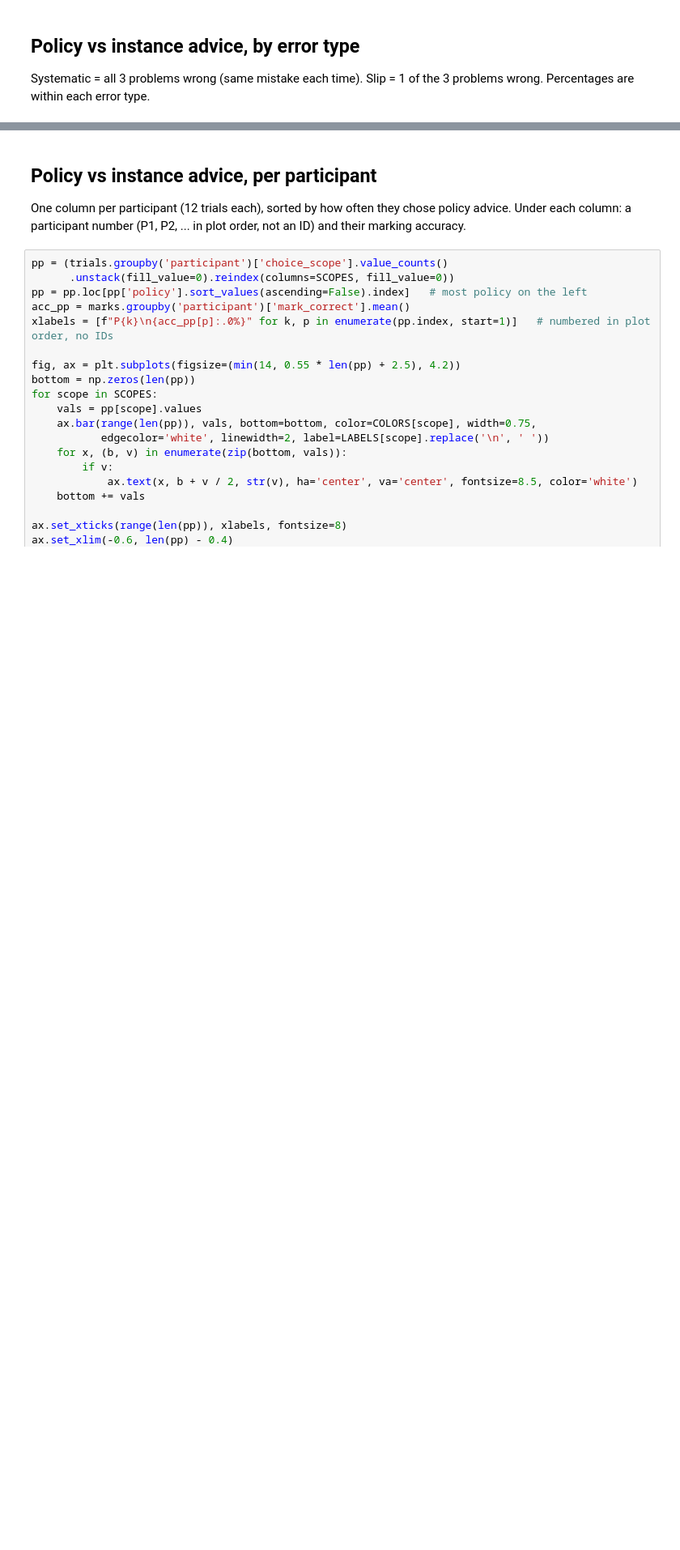
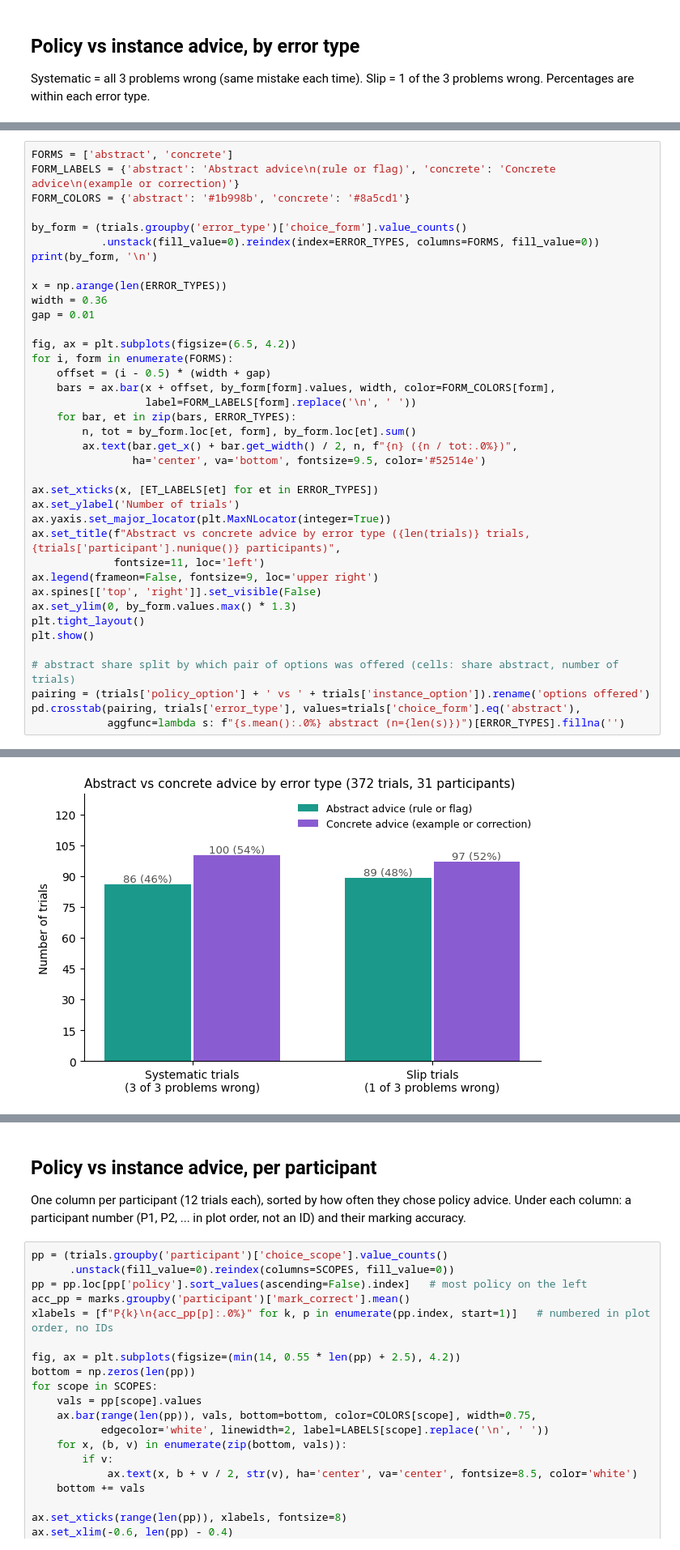
Before and after one commit to divya603/bodmas-exp3-teaching, a Jupyter notebook: analysis/notebooks/analysis_human.ipynb, the cells around one changed output, grey strips where cells are left out. Shown at 81% size. Cells and saved outputs as stored; diff of their text form; blank space fills up the shorter version.

```diff
--- a/analysis/notebooks/analysis_human.ipynb
+++ b/analysis/notebooks/analysis_human.ipynb
@@ -216,0 +223,39 @@ slip              42        54
+# %%
+FORMS = ['abstract', 'concrete']
+FORM_LABELS = {'abstract': 'Abstract advice\n(rule or flag)', 'concrete': 'Concrete advice\n(example or correction)'}
+FORM_COLORS = {'abstract': '#1b998b', 'concrete': '#8a5cd1'}
+
+by_form = (trials.groupby('error_type')['choice_form'].value_counts()
+           .unstack(fill_value=0).reindex(index=ERROR_TYPES, columns=FORMS, fill_value=0))
+print(by_form, '\n')
+
+x = np.arange(len(ERROR_TYPES))
+width = 0.36
+gap = 0.01
+
+fig, ax = plt.subplots(figsize=(6.5, 4.2))
+for i, form in enumerate(FORMS):
+    offset = (i - 0.5) * (width + gap)
+    bars = ax.bar(x + offset, by_form[form].values, width, color=FORM_COLORS[form],
+                  label=FORM_LABELS[form].replace('\n', ' '))
+    for bar, et in zip(bars, ERROR_TYPES):
+        n, tot = by_form.loc[et, form], by_form.loc[et].sum()
+        ax.text(bar.get_x() + bar.get_width() / 2, n, f"{n} ({n / tot:.0%})",
+                ha='center', va='bottom', fontsize=9.5, color='#52514e')
+
+ax.set_xticks(x, [ET_LABELS[et] for et in ERROR_TYPES])
+ax.set_ylabel('Number of trials')
+ax.yaxis.set_major_locator(plt.MaxNLocator(integer=True))
+ax.set_title(f"Abstract vs concrete advice by error type ({len(trials)} trials, {trials['participant'].nunique()} participants)",
+             fontsize=11, loc='left')
+ax.legend(frameon=False, fontsize=9, loc='upper right')
+ax.spines[['top', 'right']].set_visible(False)
+ax.set_ylim(0, by_form.values.max() * 1.3)
+plt.tight_layout()
+plt.show()
+
+# abstract share split by which pair of options was offered (cells: share abstract, number of trials)
+pairing = (trials['policy_option'] + ' vs ' + trials['instance_option']).rename('options offered')
+pd.crosstab(pairing, trials['error_type'], values=trials['choice_form'].eq('abstract'),
+            aggfunc=lambda s: f"{s.mean():.0%} abstract (n={len(s)})")[ERROR_TYPES].fillna('')
+# %% [output]
@@ -216,0 +266 @@ slip              42        54
+[figure, added]
```
Also changed, not shown: parts of 14 cells of this notebook.
